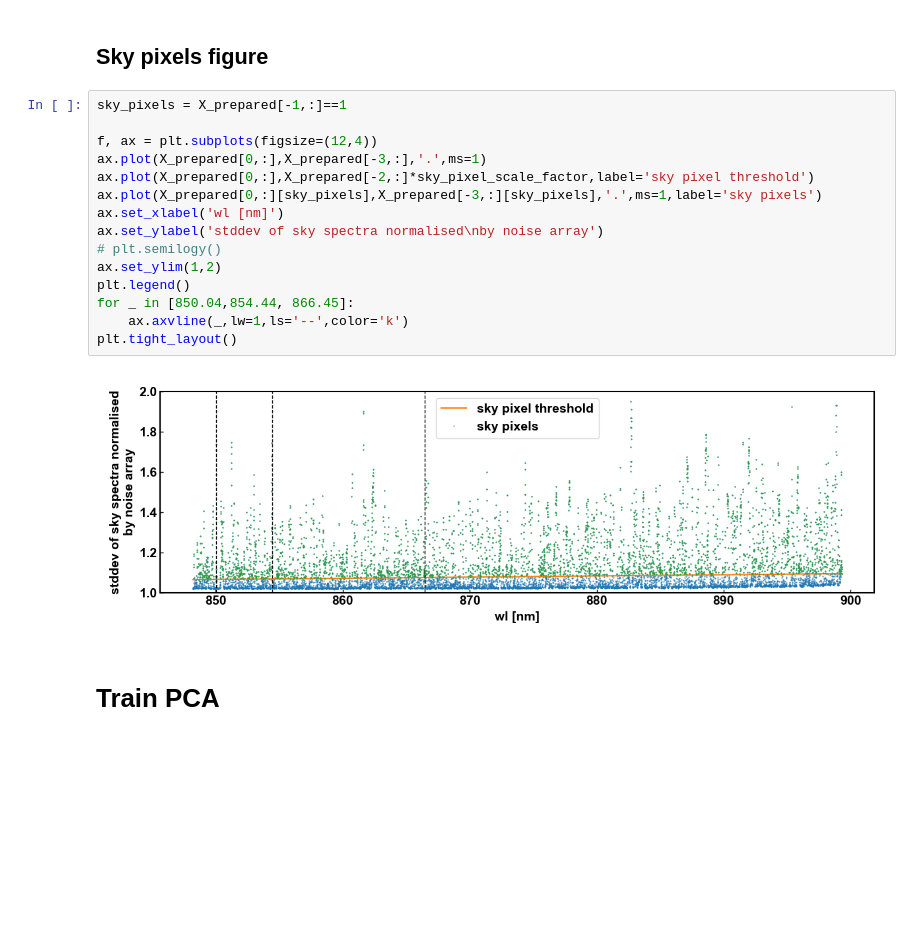
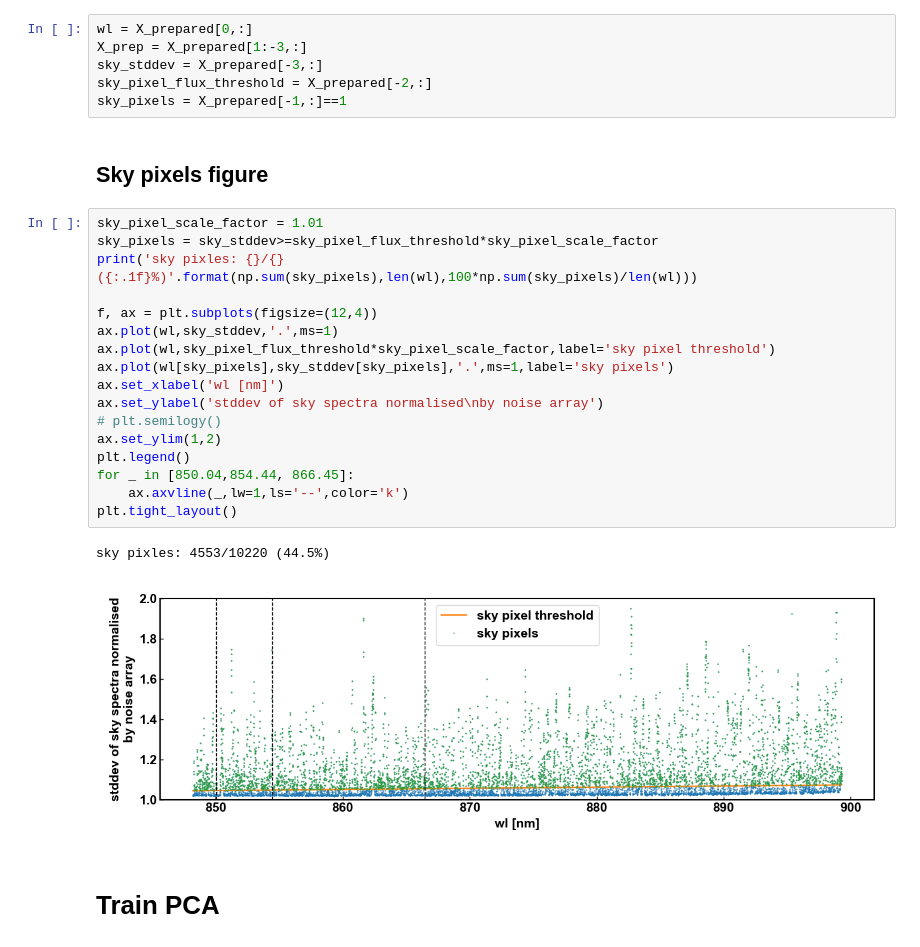
Before and after one commit to cabrera-ziri/Reticulum, a Jupyter notebook: sky_lines3.ipynb, the cells around one changed output. Saved outputs shown, nothing was run; the diff lists cells and outputs as text; blank space fills up the shorter version.

```diff
--- a/sky_lines3.ipynb
+++ b/sky_lines3.ipynb
@@ -408,24 +409,33 @@ X_prepared.shape
 # %% [output]
 Removed 8 outliers
 (257, 10220)
+# %%
+wl = X_prepared[0,:]
+X_prep = X_prepared[1:-3,:]
+sky_stddev = X_prepared[-3,:]
+sky_pixel_flux_threshold = X_prepared[-2,:]
+sky_pixels = X_prepared[-1,:]==1
 # %% [markdown]
 ## Sky pixels figure
 # %%
-sky_pixels = X_prepared[-1,:]==1
+sky_pixel_scale_factor = 1.01
+sky_pixels = sky_stddev>=sky_pixel_flux_threshold*sky_pixel_scale_factor
+print('sky pixles: {}/{} ({:.1f}%)'.format(np.sum(sky_pixels),len(wl),100*np.sum(sky_pixels)/len(wl)))
 
 f, ax = plt.subplots(figsize=(12,4))
-ax.plot(X_prepared[0,:],X_prepared[-3,:],'.',ms=1)
-ax.plot(X_prepared[0,:],X_prepared[-2,:]*sky_pixel_scale_factor,label='sky pixel threshold')
-ax.plot(X_prepared[0,:][sky_pixels],X_prepared[-3,:][sky_pixels],'.',ms=1,label='sky pixels')
+ax.plot(wl,sky_stddev,'.',ms=1)
+ax.plot(wl,sky_pixel_flux_threshold*sky_pixel_scale_factor,label='sky pixel threshold')
+ax.plot(wl[sky_pixels],sky_stddev[sky_pixels],'.',ms=1,label='sky pixels')
 ax.set_xlabel('wl [nm]')
 ax.set_ylabel('stddev of sky spectra normalised\nby noise array')
 # plt.semilogy()
 ax.set_ylim(1,2)
 plt.legend()
 for _ in [850.04,854.44, 866.45]:
     ax.axvline(_,lw=1,ls='--',color='k')
 plt.tight_layout()
 # %% [output]
+sky pixles: 4553/10220 (44.5%)
-[figure, old version]
+[figure, new version]
 # %% [markdown]
 # Train PCA
```
Also changed, not shown: parts of 16 cells of this notebook.
